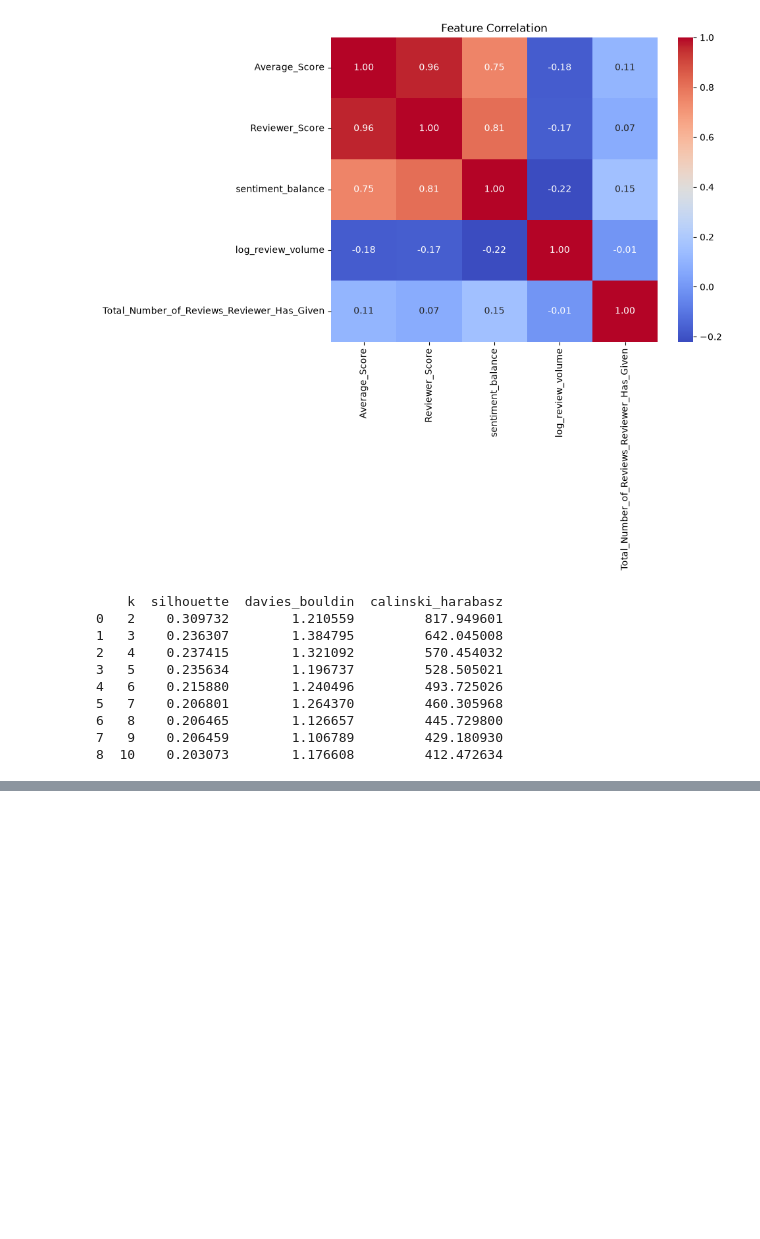
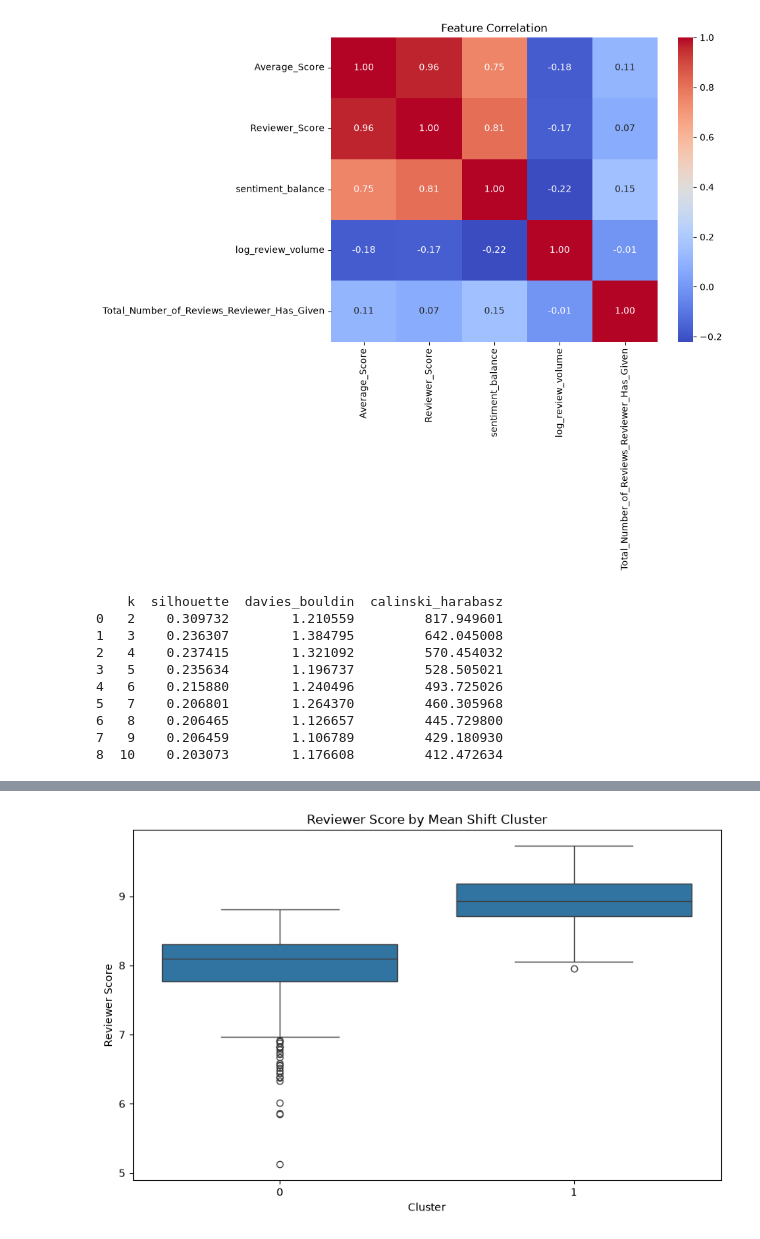
Before and after one commit to jjishanbaig/Hotel_Clustering, a Jupyter notebook: notebooks/hotel_clustering.ipynb, the cells around one changed output, grey strips where cells are left out. Saved outputs shown, nothing was run; the diff lists cells and outputs as text; code cells hidden in the pictures; blank space fills up the shorter version.

```diff
--- a/notebooks/hotel_clustering.ipynb
+++ b/notebooks/hotel_clustering.ipynb
@@ -1141,0 +1106,20 @@ cluster_profile
+# %%
+# 18.3 Reviewer Score Boxplot
+plt.figure(figsize=(10, 6))
+
+sns.boxplot(
+    data=hotel_df,
+    x="Cluster",
+    y="Reviewer_Score"
+)
+
+plt.title(
+    "Reviewer Score by Mean Shift Cluster"
+)
+
+plt.xlabel("Cluster")
+plt.ylabel("Reviewer Score")
+
+plt.show()
+# %% [output]
+[figure, added]
```
Also changed, not shown: parts of 69 cells of this notebook, 4 other files.
